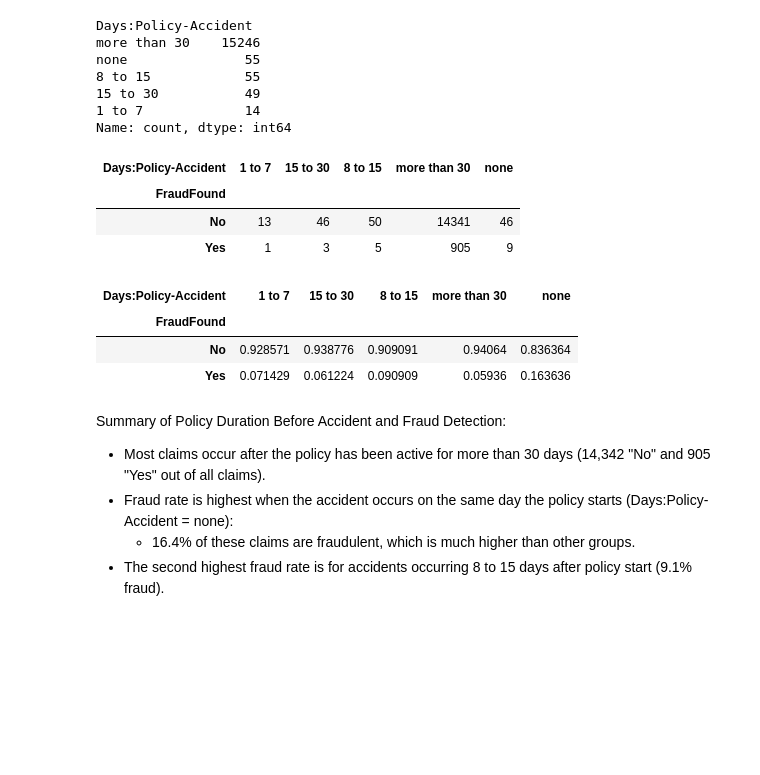
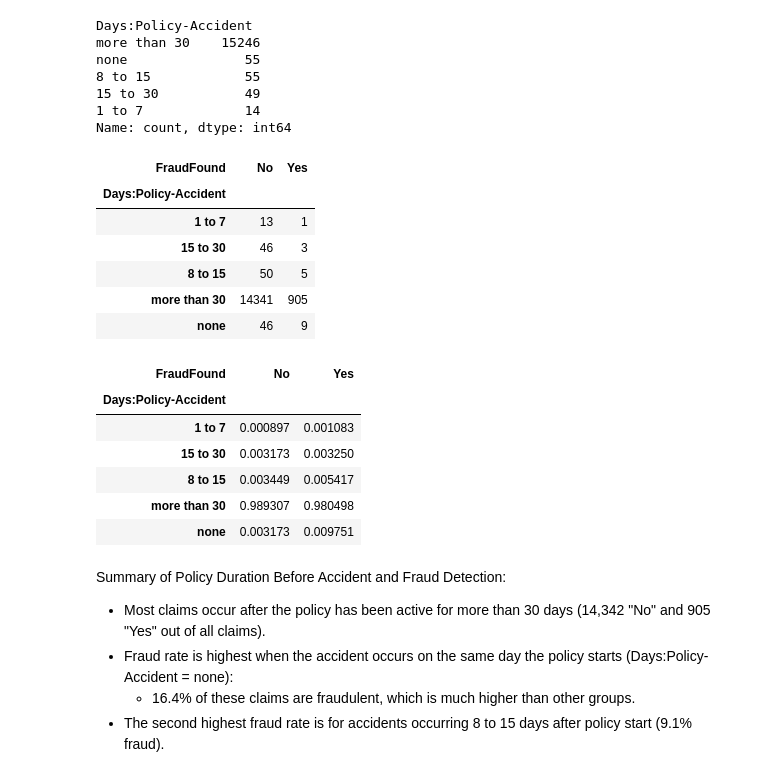
Before and after one commit to fatinshariff/auto-insurance-fraud-detection, a Jupyter notebook: 01_data_exploration.ipynb, the cells around one changed output. Drawn from its saved outputs; the diff is of its cells as text; code cells hidden in the pictures; blank space fills up the shorter version.

```diff
--- a/01_data_exploration.ipynb
+++ b/01_data_exploration.ipynb
@@ -242,22 +242,28 @@ none               55
 1 to 7             14
 Name: count, dtype: int64
 # %%
-table = df.groupby('FraudFound')['Days:Policy-Accident'].value_counts().unstack()
+table = df.groupby('Days:Policy-Accident')['FraudFound'].value_counts().unstack()
 percent_table = table.apply(lambda x: x / x.sum(), axis=0)
 
 table
 # %% [output]
-| Days:Policy-Accident | 1 to 7 | 15 to 30 | 8 to 15 | more than 30 | none |
-| FraudFound |  |  |  |  |  |
-| No | 13 | 46 | 50 | 14341 | 46 |
-| Yes | 1 | 3 | 5 | 905 | 9 |
+| FraudFound | No | Yes |
+| Days:Policy-Accident |  |  |
+| 1 to 7 | 13 | 1 |
+| 15 to 30 | 46 | 3 |
+| 8 to 15 | 50 | 5 |
+| more than 30 | 14341 | 905 |
+| none | 46 | 9 |
 # %%
 percent_table
 # %% [output]
-| Days:Policy-Accident | 1 to 7 | 15 to 30 | 8 to 15 | more than 30 | none |
-| FraudFound |  |  |  |  |  |
-| No | 0.928571 | 0.938776 | 0.909091 | 0.94064 | 0.836364 |
-| Yes | 0.071429 | 0.061224 | 0.090909 | 0.05936 | 0.163636 |
+| FraudFound | No | Yes |
+| Days:Policy-Accident |  |  |
+| 1 to 7 | 0.000897 | 0.001083 |
+| 15 to 30 | 0.003173 | 0.003250 |
+| 8 to 15 | 0.003449 | 0.005417 |
+| more than 30 | 0.989307 | 0.980498 |
+| none | 0.003173 | 0.009751 |
 # %% [markdown]
 Summary of Policy Duration Before Accident and Fraud Detection:
 
```
Also changed, not shown: parts of 8 cells of this notebook, 1 other file.
